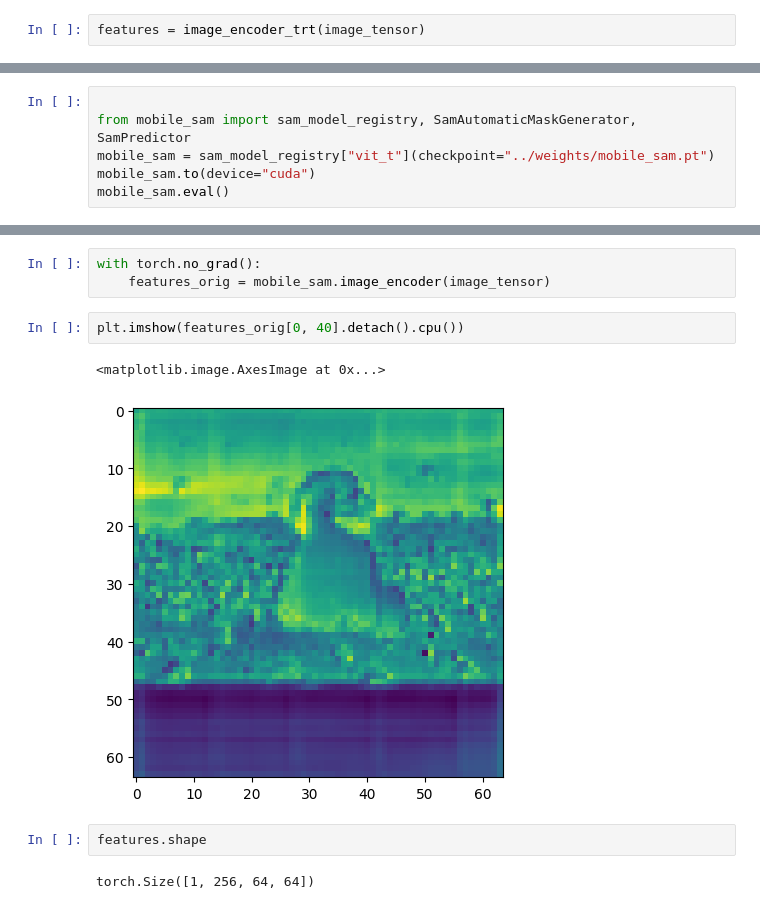
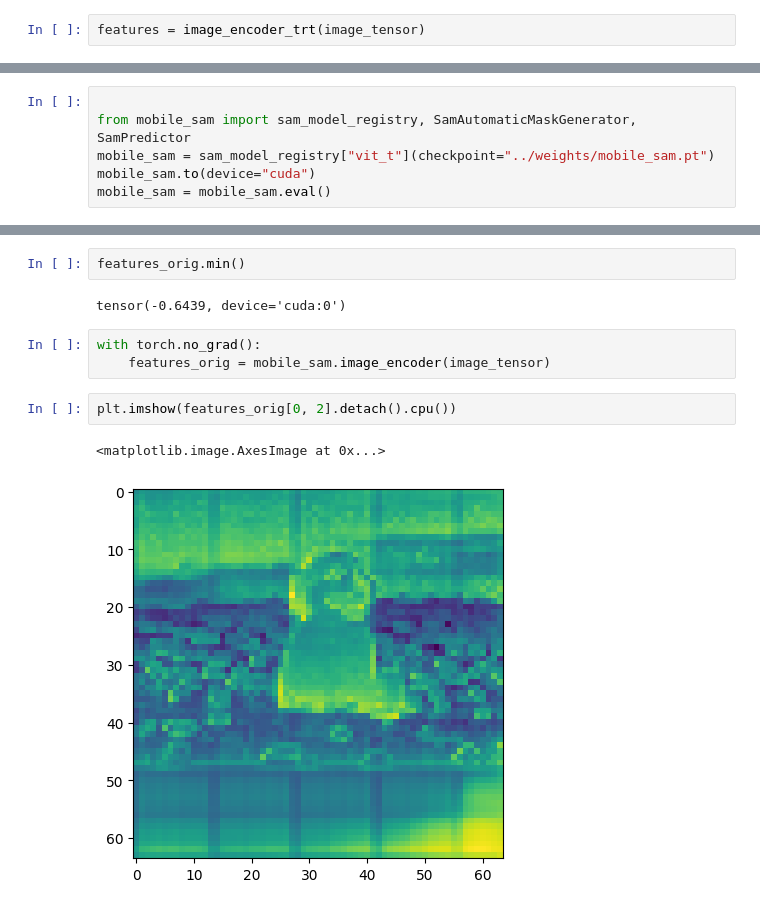
Before and after one commit to NVIDIA-AI-IOT/nanosam, a Jupyter notebook: notebooks/test_torch2trt_sam.ipynb, the cells around one changed output, grey strips where cells are left out. Drawn from its saved outputs; the diff is of its cells as text.

Commit message:
verified image encoder FP32

```diff
--- a/notebooks/test_torch2trt_sam.ipynb
+++ b/notebooks/test_torch2trt_sam.ipynb
@@ -107,4 +118,4 @@ features = image_encoder_trt(image_tensor)
 from mobile_sam import sam_model_registry, SamAutomaticMaskGenerator, SamPredictor
 mobile_sam = sam_model_registry["vit_t"](checkpoint="../weights/mobile_sam.pt")
 mobile_sam.to(device="cuda")
-mobile_sam.eval()
+mobile_sam = mobile_sam.eval()
@@ -129,12 +137,12 @@ Sam(
+# %%
+features_orig.min()
+# %% [output]
+tensor(-0.6439, device='cuda:0')
 # %%
 with torch.no_grad():
     features_orig = mobile_sam.image_encoder(image_tensor)
 # %%
-plt.imshow(features_orig[0, 40].detach().cpu())
+plt.imshow(features_orig[0, 2].detach().cpu())
 # %% [output]
 <matplotlib.image.AxesImage at 0x...>
-[figure, old version]
+[figure, new version]
-# %%
-features.shape
-# %% [output]
-torch.Size([1, 256, 64, 64])
```
Also changed, not shown: parts of 8 cells of this notebook, 7 other files.
